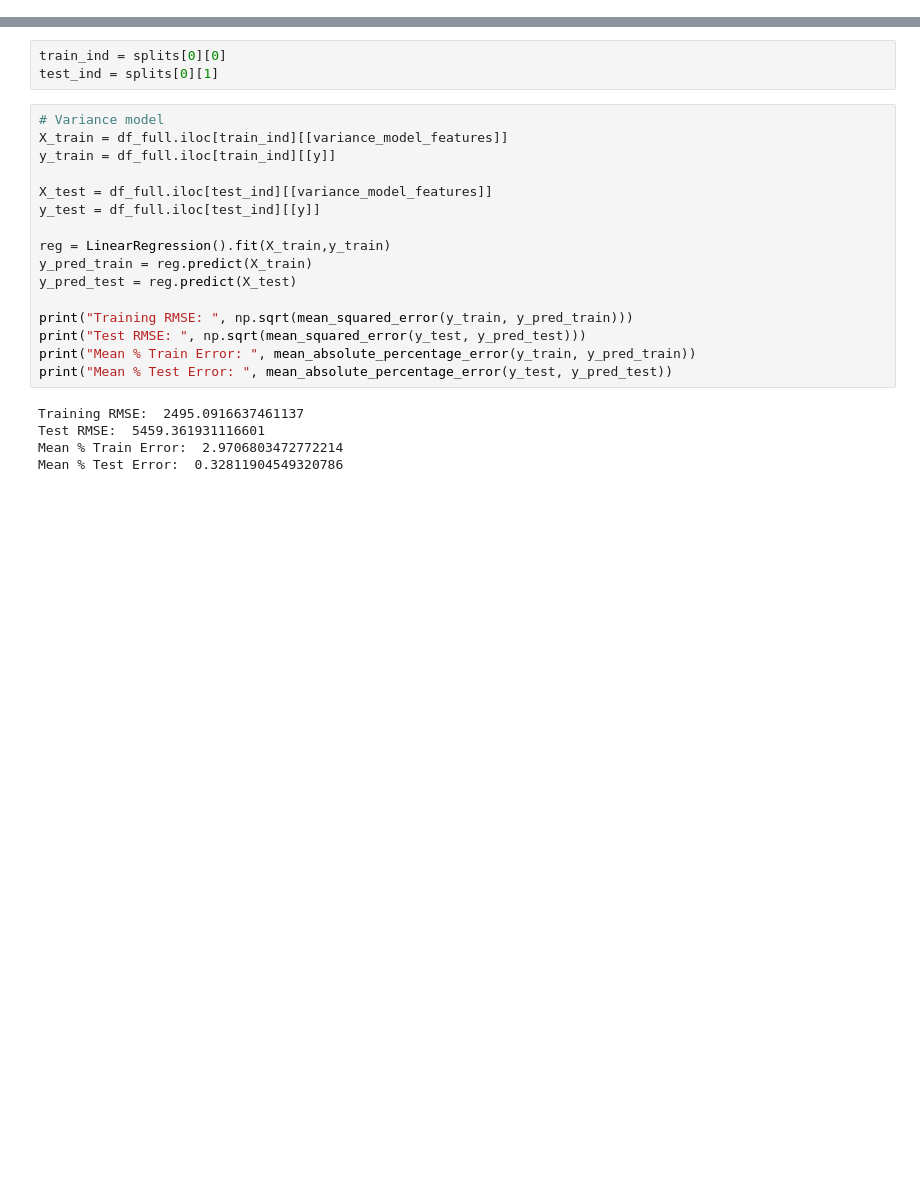
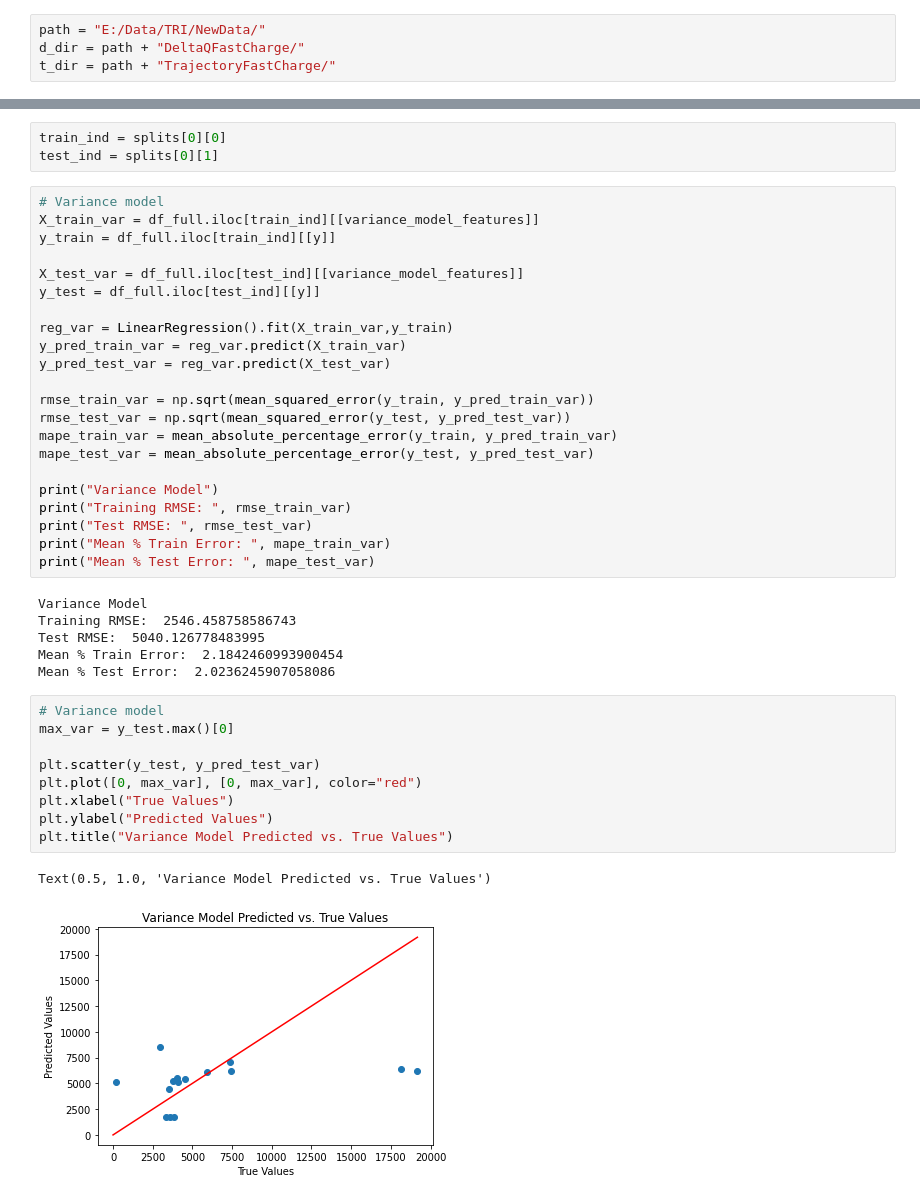
Before and after one commit to ayakkala1/TRI-Capstone, a Jupyter notebook: newdata_model_recreation.ipynb, the cells around one changed output, grey strips where cells are left out. Drawn from its saved outputs; the diff is of its cells as text; blank space fills up the shorter version.

Commit message:
Adding plots
Merged this file and newdata_model_recreation_with_plots

```diff
--- a/newdata_model_recreation.ipynb
+++ b/newdata_model_recreation.ipynb
@@ -15,6 +15,10 @@ Structuring from time series a
 # %%
 d_dir = "./TRI-Capstone/NewData/DeltaQFastCharge/"
 t_dir = "./TRI-Capstone/NewData/TrajectoryFastCharge/"
+# %%
+path = "E:/Data/TRI/NewData/"
+d_dir = path + "DeltaQFastCharge/"
+t_dir = path + "TrajectoryFastCharge/"
 # %%
 def getListOfFiles(dirName):
     listOfFile = os.listdir(dirName)
@@ -198,24 +203,43 @@ train_ind = splits[0][0]
 test_ind = splits[0][1]
 # %%
 # Variance model
-X_train = df_full.iloc[train_ind][[variance_model_features]]
+X_train_var = df_full.iloc[train_ind][[variance_model_features]]
 y_train = df_full.iloc[train_ind][[y]]
 
-X_test = df_full.iloc[test_ind][[variance_model_features]]
+X_test_var = df_full.iloc[test_ind][[variance_model_features]]
 y_test = df_full.iloc[test_ind][[y]]
 
-reg = LinearRegression().fit(X_train,y_train)
-y_pred_train = reg.predict(X_train)
-y_pred_test = reg.predict(X_test)
+reg_var = LinearRegression().fit(X_train_var,y_train)
+y_pred_train_var = reg_var.predict(X_train_var)
+y_pred_test_var = reg_var.predict(X_test_var)
 
-print("Training RMSE: ", np.sqrt(mean_squared_error(y_train, y_pred_train)))
-print("Test RMSE: ", np.sqrt(mean_squared_error(y_test, y_pred_test)))
-print("Mean % Train Error: ", mean_absolute_percentage_error(y_train, y_pred_train))
-print("Mean % Test Error: ", mean_absolute_percentage_error(y_test, y_pred_test))
+rmse_train_var = np.sqrt(mean_squared_error(y_train, y_pred_train_var))
+rmse_test_var = np.sqrt(mean_squared_error(y_test, y_pred_test_var))
+mape_train_var = mean_absolute_percentage_error(y_train, y_pred_train_var)
+mape_test_var = mean_absolute_percentage_error(y_test, y_pred_test_var)
+
+print("Variance Model")
+print("Training RMSE: ", rmse_train_var)
+print("Test RMSE: ", rmse_test_var)
+print("Mean % Train Error: ", mape_train_var)
+print("Mean % Test Error: ", mape_test_var)
 # %% [output]
-Training RMSE:  2495.0916637461137
-Test RMSE:  5459.361931116601
-Mean % Train Error:  2.9706803472772214
-Mean % Test Error:  0.32811904549320786
+Variance Model
+Training RMSE:  2546.458758586743
+Test RMSE:  5040.126778483995
+Mean % Train Error:  2.1842460993900454
+Mean % Test Error:  2.0236245907058086
+# %%
+# Variance model
+max_var = y_test.max()[0]
+
+plt.scatter(y_test, y_pred_test_var)
+plt.plot([0, max_var], [0, max_var], color="red")
+plt.xlabel("True Values")
+plt.ylabel("Predicted Values")
+plt.title("Variance Model Predicted vs. True Values")
+# %% [output]
+Text(0.5, 1.0, 'Variance Model Predicted vs. True Values')
+[figure, added]
 # %%
 # discharge model
```
Also changed, not shown: parts of 12 cells of this notebook.
